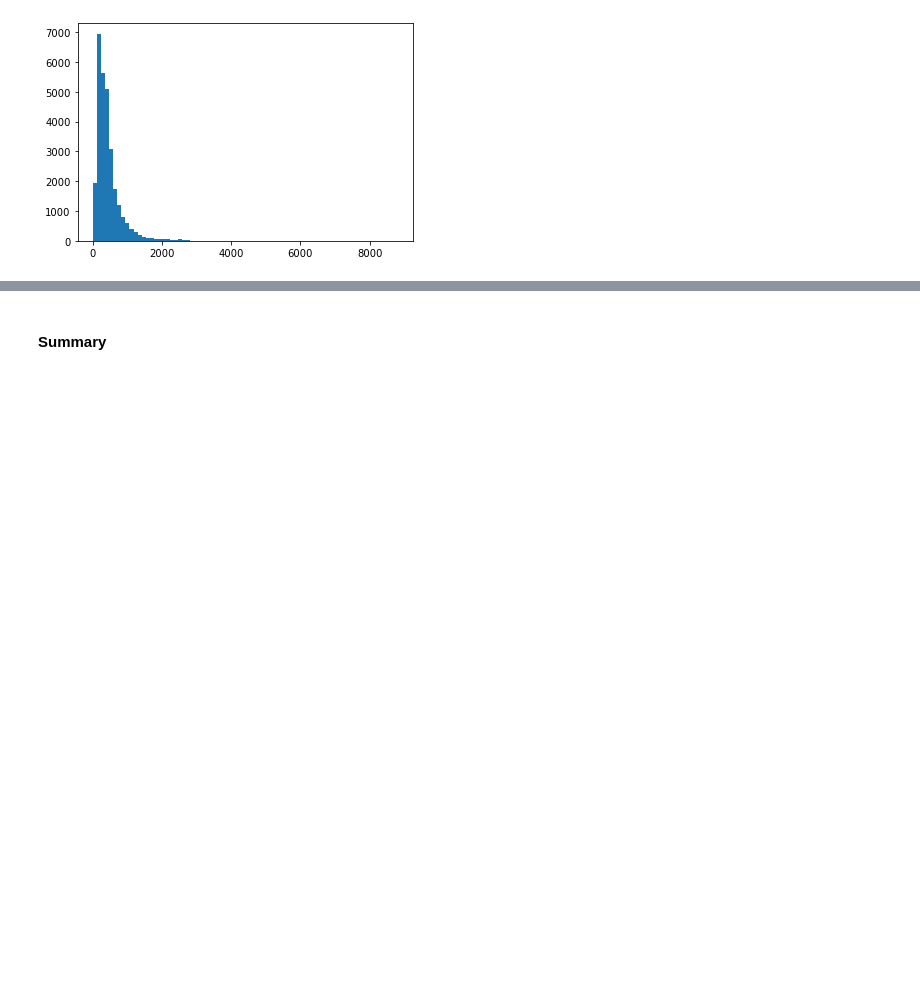
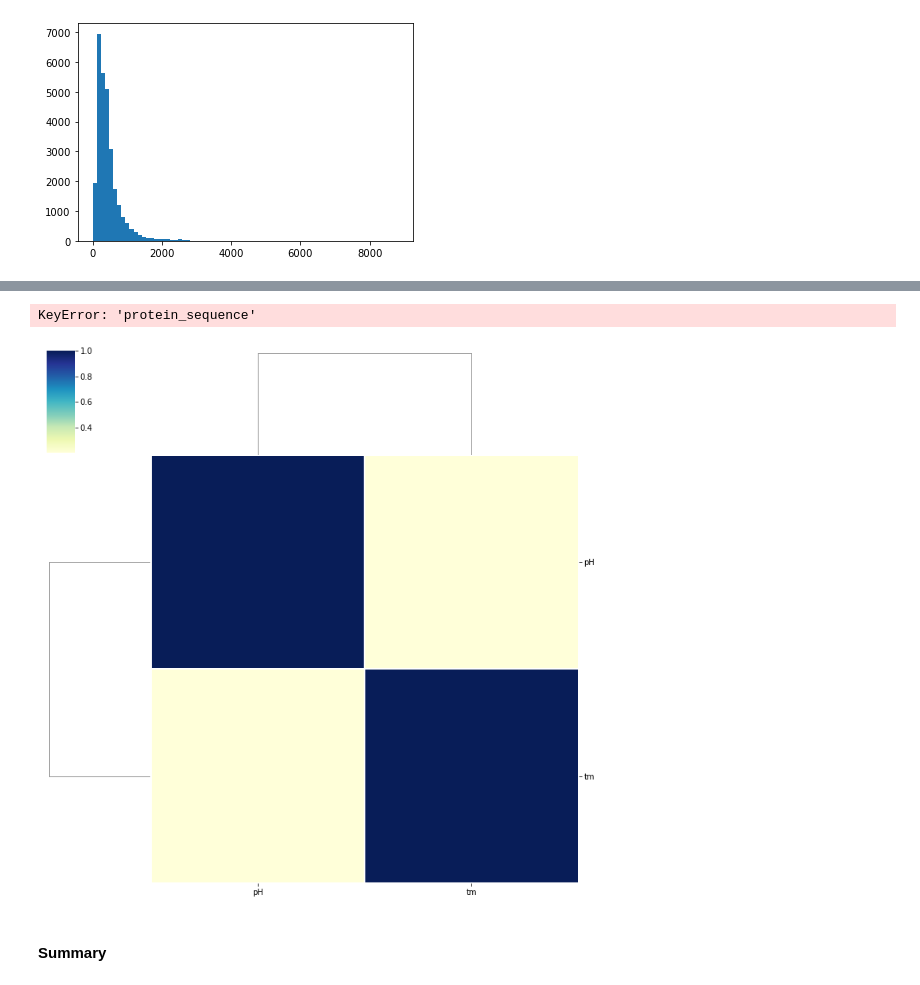
Before and after one commit to alexesperanca/SIB_G4, a Jupyter notebook: Monica_notebook.ipynb, the cells around one changed output, grey strips where cells are left out. Cells and saved outputs as stored; diff of their text form; code cells hidden in the pictures; blank space fills up the shorter version.

```diff
--- a/Monica_notebook.ipynb
+++ b/Monica_notebook.ipynb
@@ -355,3 +508,22 @@ plt.show()
+# %%
+corrmat = prot_dup.corr()
+
+cg = sns.clustermap(corrmat, cmap ="YlGnBu", linewidths = 0.1);
+plt.setp(cg.ax_heatmap.yaxis.get_majorticklabels(), rotation = 0)
+
+k = 2
+
+cols = corrmat.nlargest(k, 'protein_sequence')['protein_sequence'].index
+
+cm = np.corrcoef(train[cols].values.T)
+f, ax = plt.subplots(figsize =(12, 10))
+
+sns.heatmap(cm, ax = ax, cmap ="YlGnBu",
+            linewidths = 0.1, yticklabels = cols.values,
+                              xticklabels = cols.values)
+# %% [output]
+KeyError: 'protein_sequence'
+[figure, added]
 # %% [markdown]
 #### Summary
 # %%
```
Also changed, not shown: parts of 17 cells of this notebook, 8 other files.
